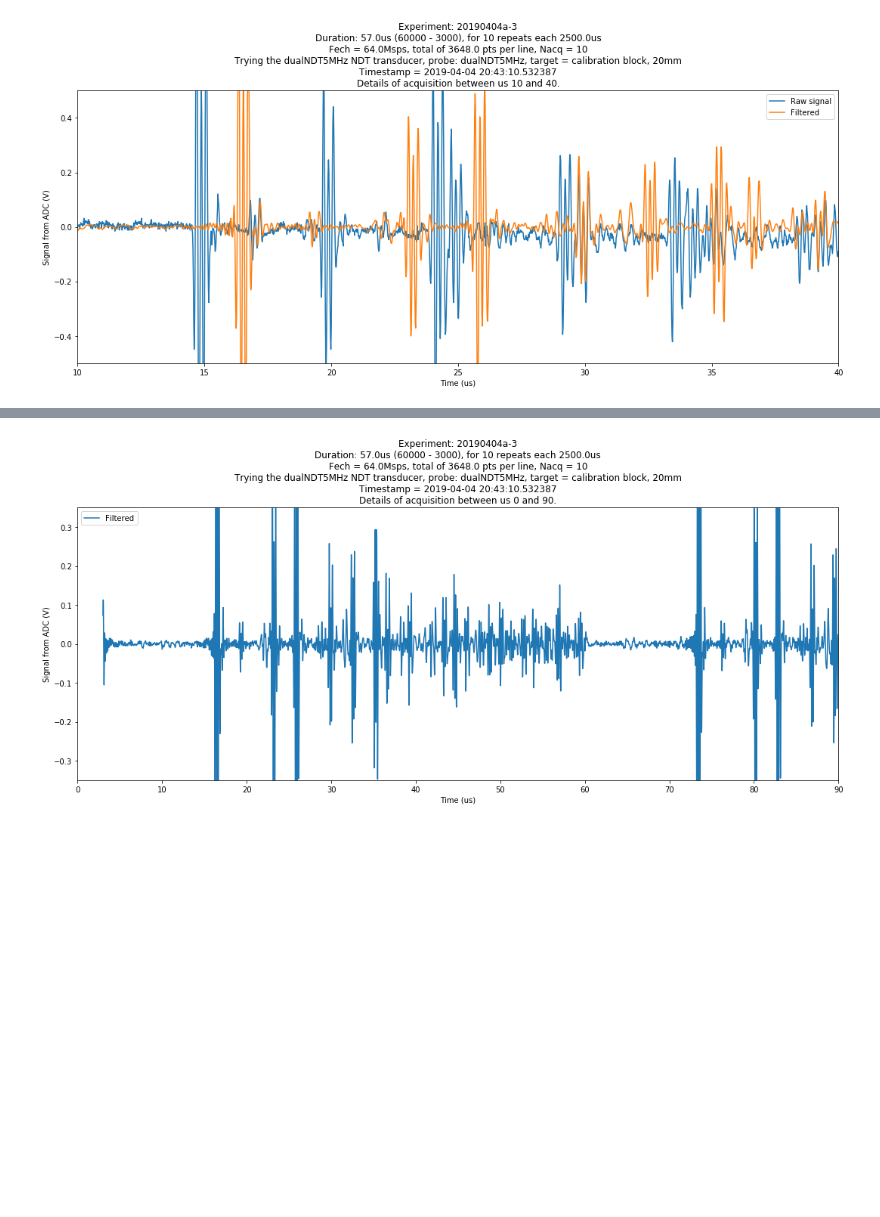
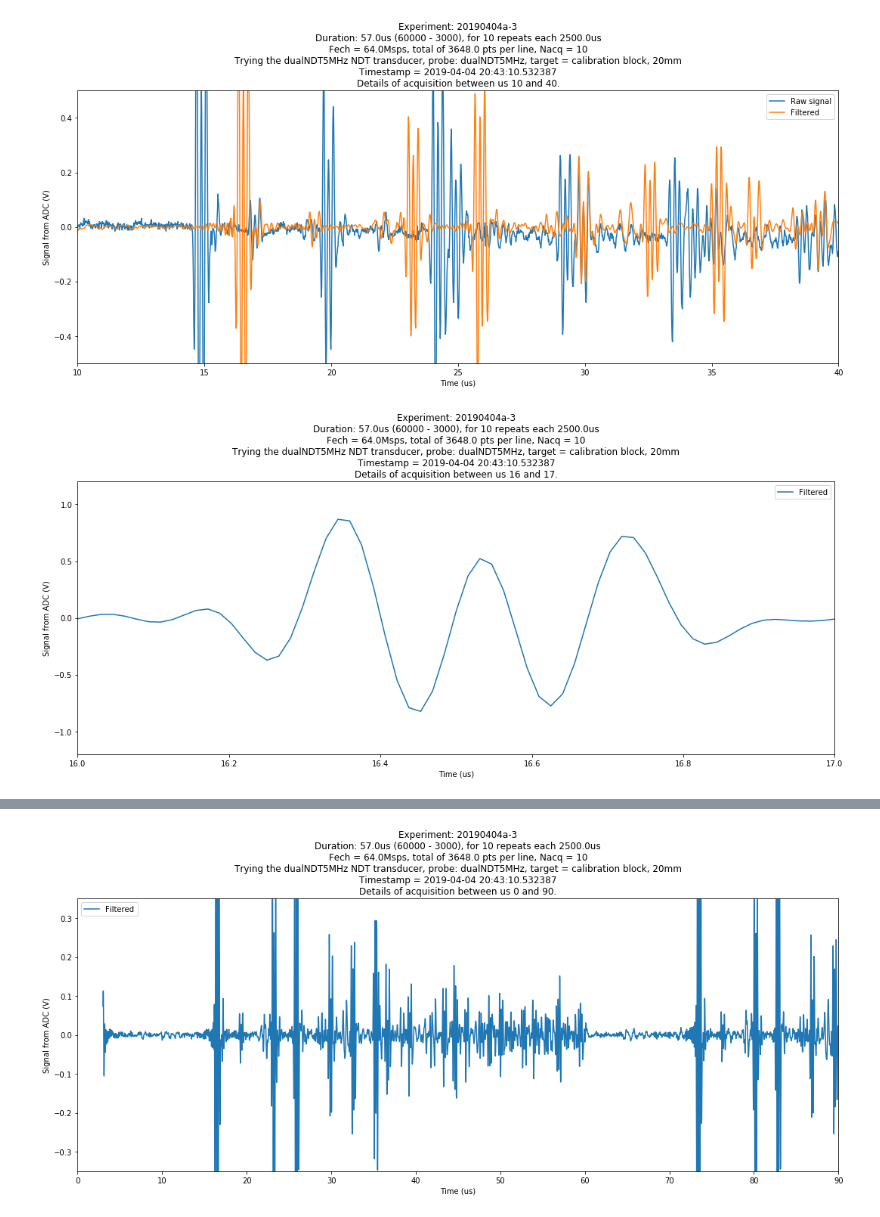
Before and after one commit to kelu124/echomods, a Jupyter notebook: matty/20190404a/20190404a-NDT.ipynb, the cells around one changed output, grey strips where cells are left out. Saved outputs shown, nothing was run; the diff lists cells and outputs as text; code cells hidden in the pictures; blank space fills up the shorter version.

Commit message:
Adding new details

```diff
--- a/matty/20190404a/20190404a-NDT.ipynb
+++ b/matty/20190404a/20190404a-NDT.ipynb
@@ -63,3 +63,25 @@ tag_image(file_name,"matty,dualNDT5MHz", z.experiment["id"], "graph", DESC)
 plt.show()
 # %% [output]
 [figure]
+# %%
+fig=plt.figure(figsize=(15, 7))
+ax=fig.add_subplot(111)
+minT,maxT=16, 17
+ax.plot(z.t,z.filtered_signal,label = "Filtered")
+ax.set_xlim(minT,maxT)
+ax.set_ylim(-1.2, 1.2)
+ax.legend()
+
+DESC = z.create_title_text()+"\nDetails of acquisition between us "+str(minT)+" and "+ str(maxT)+"."
+plt.title(DESC)
+ax.set_xlabel('Time (us)')
+ax.set_ylabel('Signal from ADC (V)')
+plt.tight_layout()
+
+file_name = "images/details_"+str(minT)+"-"+str(maxT)+"_"+z.iD+"-"+str(z.N)+".jpg"
+plt.savefig(file_name)
+tag_image(file_name,"matty,dualNDT5MHz", z.experiment["id"], "graph", DESC)
+
+plt.show()
+# %% [output]
+[figure, added]
```
Also changed, not shown: parts of 8 cells of this notebook, 5 other files.
